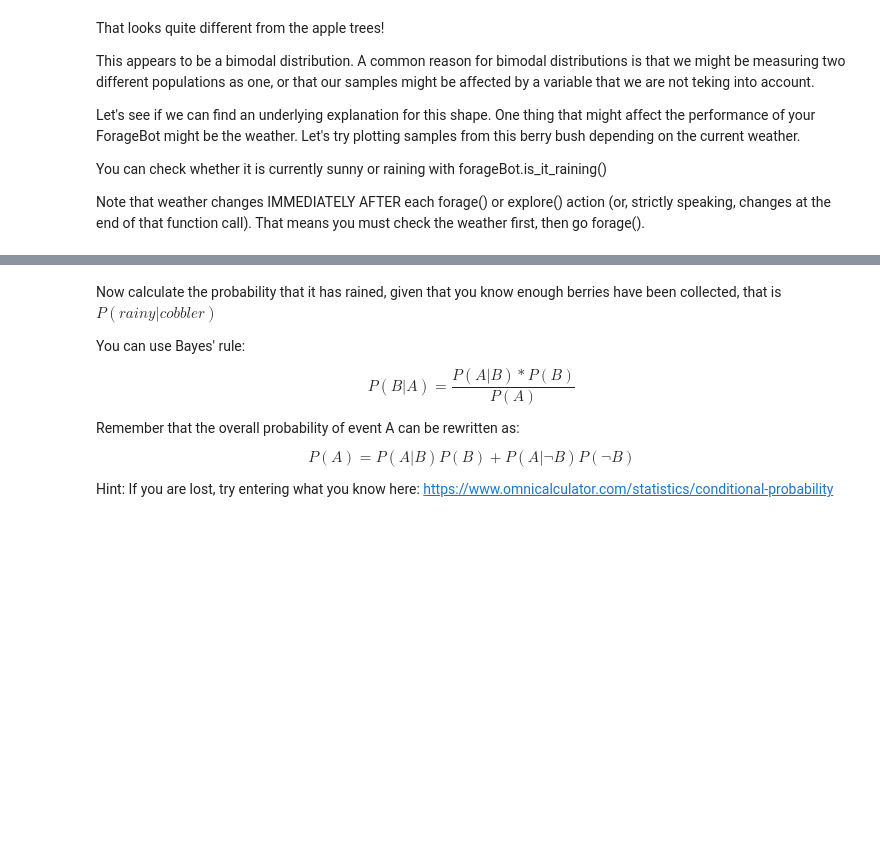
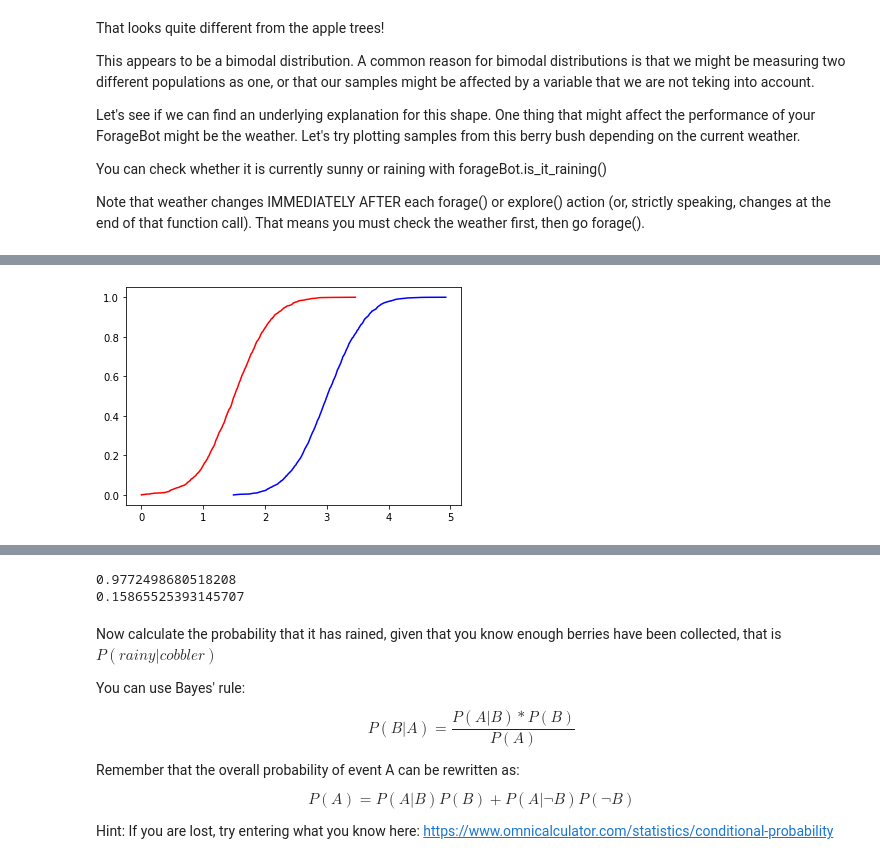
Before and after one commit to tomhtlnd/computational-thinking-week-individual-14476843, a Jupyter notebook: challenge_foraging/challenge_foraging_robot.ipynb, the cells around one changed output, grey strips where cells are left out. Cells and saved outputs as stored; diff of their text form; code cells hidden in the pictures; blank space fills up the shorter version.

```diff
--- a/challenge_foraging/challenge_foraging_robot.ipynb
+++ b/challenge_foraging/challenge_foraging_robot.ipynb
@@ -328,19 +345,25 @@ But we can get an even better estimate, if we take take the weather into account
 # %%
 # Collecting again just as above
 np.random.seed(42)
 
 # These samples should still be available, if not recollect them as above.
 # samples_sunny = []
 # samples_rainy = []
 
 # Calculate the 2 PDFs for sunny and rainy weather here, using the code above.
+sorted_samples_sunny = np.sort(samples_sunny)
+probability_sunny = np.arange(len(samples_sunny)) / (len(samples_sunny) - 1)
 
+sorted_samples_rainy = np.sort(samples_rainy)
+probability_rainy = np.arange(len(samples_rainy)) / (len(samples_rainy) - 1)
 
 
 
 # Plot the CDF:
 sns.lineplot(x=sorted_samples_sunny, y=probability_sunny, color='blue')
 sns.lineplot(x=sorted_samples_rainy, y=probability_rainy, color='red');
+# %% [output]
+[figure, added]
 # %% [markdown]
 You should generate this image:
 
@@ -362,8 +385,14 @@ bush_one_sunny_dist = norm(loc=3, scale=0.5)
 bush_one_rainy_dist = norm(loc=1.5, scale=0.5)
 
 # Calculate the precise probability of getting at least 2kg of berries from bush_one given either weather (using the cdf)
-ANSWER_PROB_IF_SUNNY = None
-ANSWER_PROB_IF_RAINY = None
+ANSWER_PROB_IF_SUNNY = 1 - bush_one_sunny_dist.cdf(2)
+ANSWER_PROB_IF_RAINY = 1 - bush_one_rainy_dist.cdf(2)
+
+print(ANSWER_PROB_IF_SUNNY)
+print(ANSWER_PROB_IF_RAINY)
+# %% [output]
+0.9772498680518208
+0.15865525393145707
 # %% [markdown]
 Now calculate the probability that it has rained, given that you know enough berries have been collected, that is $P(rainy|cobbler)$
 
```
Also changed, not shown: parts of 14 cells of this notebook.
